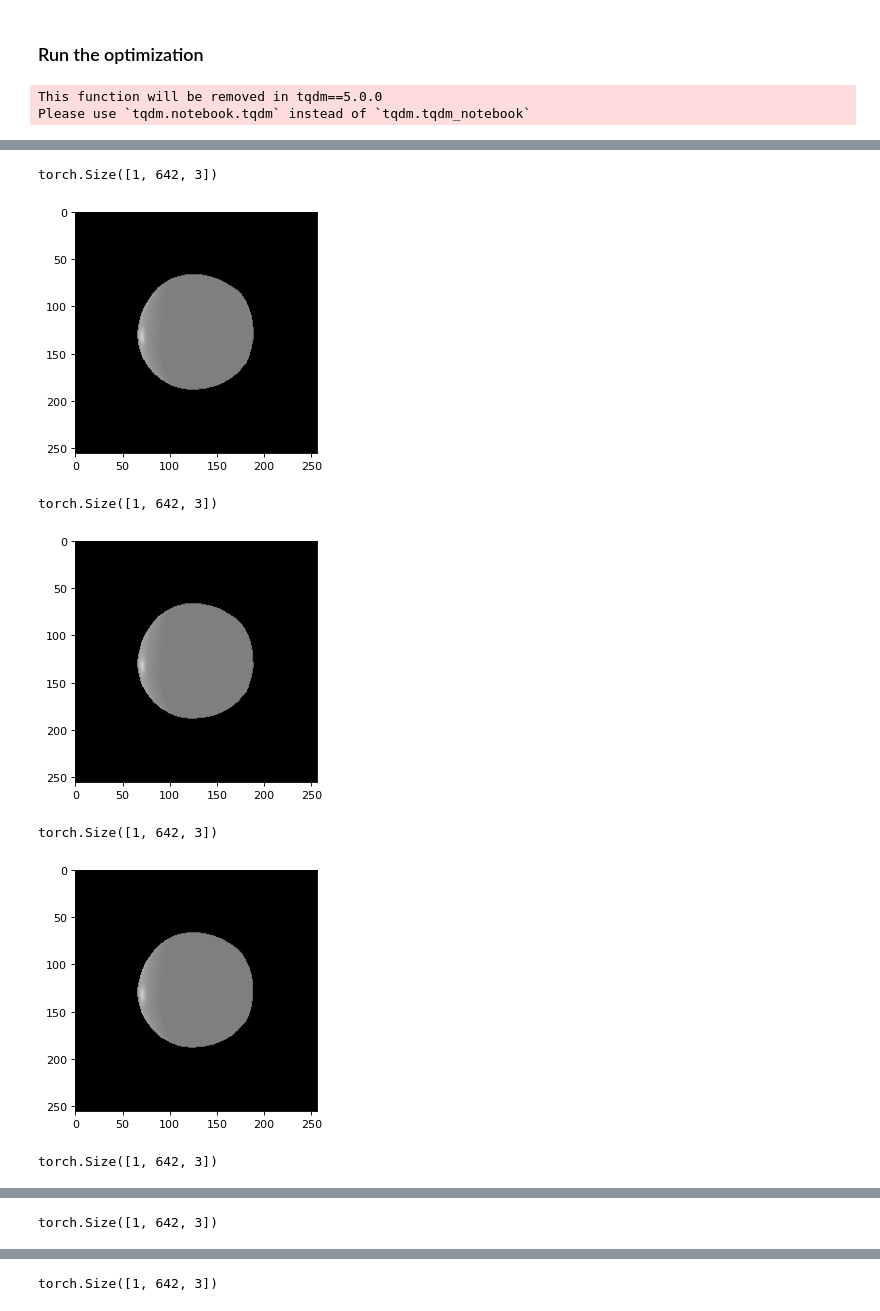
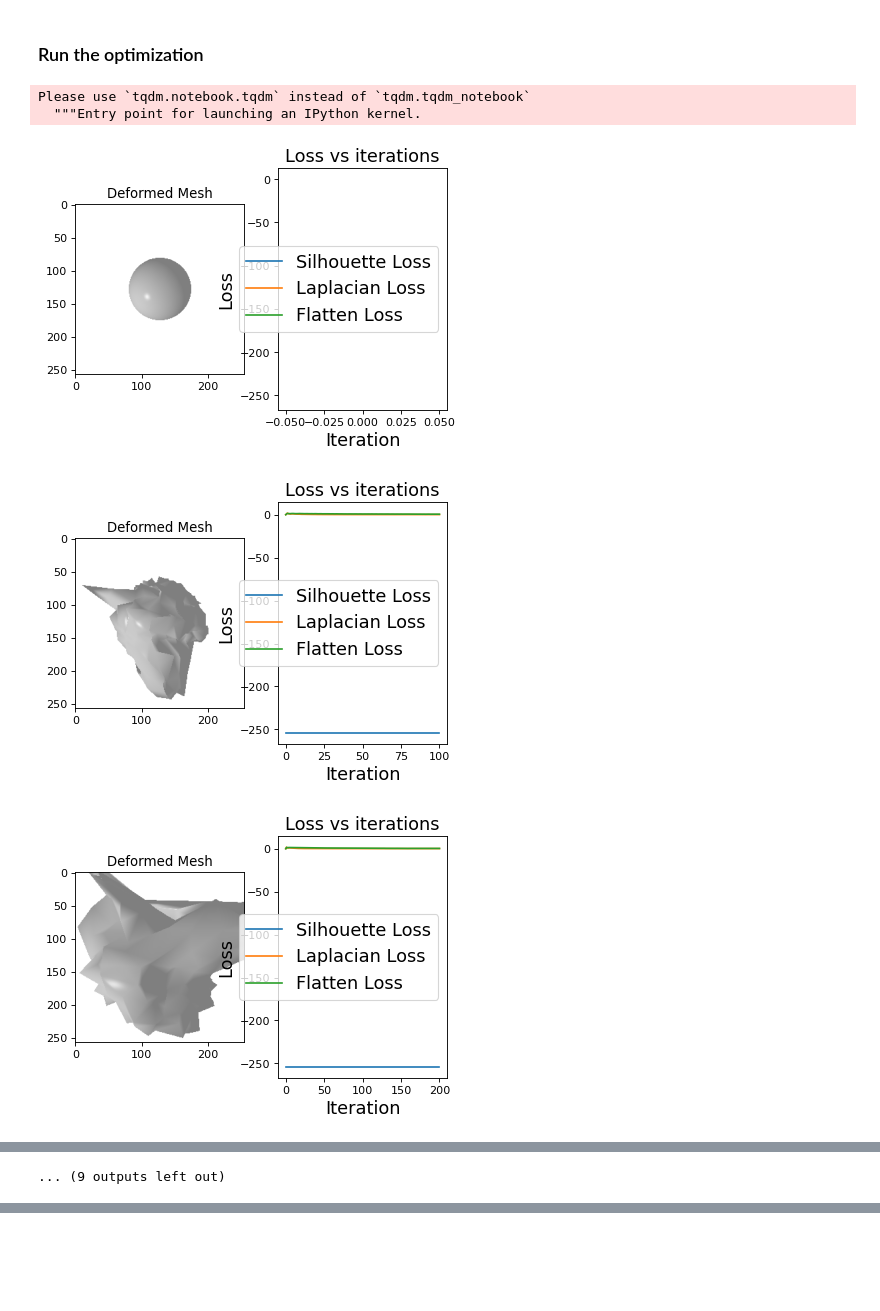
Before and after one commit to alexisbdr/e3d, a Jupyter notebook: diff-render-model.ipynb, the cells around one changed output, grey strips where cells are left out. Saved outputs shown, nothing was run; the diff lists cells and outputs as text; code cells hidden in the pictures; blank space fills up the shorter version.

```diff
--- a/diff-render-model.ipynb
+++ b/diff-render-model.ipynb
@@ -264,7 +262,7 @@ class ImageBasedDifferentiableModel(nn.Module):
         self.register_buffer('textures', textures.verts_rgb_padded())
 
         deform_verts = torch.zeros_like(self.template_mesh.verts_packed(), device=device, requires_grad=True)
-        2deform_verts = torch.full(self.template_mesh.verts_packed().shape, 0.0, device=device, requires_grad=True)
+        deform_verts = torch.full(self.template_mesh.verts_packed().shape, 0.0, device=device, requires_grad=True)
         #Create an optimizable parameter for the mesh
         self.register_parameter('deform_verts', nn.Parameter(deform_verts).to(self.device))
 
@@ -274,7 +272,6 @@ class ImageBasedDifferentiableModel(nn.Module):
     def forward(self, batch_size):
         #Offset the mesh
         deformed_mesh_verts = self.template_mesh.offset_verts(self.deform_verts)
-        print(deformed_mesh_verts.verts_padded().shape)
         texture = Textures(verts_rgb = self.textures)
         deformed_mesh = Meshes(verts=deformed_mesh_verts.verts_padded(), faces=deformed_mesh_verts.faces_padded(), textures=texture)
         deformed_mesh.extend(batch_size)
@@ -302,52 +292,69 @@ filename_output = "./projection_loss.gif"
 writer = imageio.get_writer(filename_output, mode='I', duration=0.3)
 
 #Create a loss plotting object
-loss_ax = plot_loss(num_losses = 3)
+#loss_ax = plot_loss(num_losses = 3)
 
 # Initialize a model using the renderer, template mesh and reference image
 model = ImageBasedDifferentiableModel(device).to(device)
 
 # Create an optimizer. Here we are using Adam and we pass in the parameters of the model
-optimizer = torch.optim.Adam(model.parameters(), lr=0.05) #Hyperparameter tuning
+optimizer = torch.optim.Adam(model.parameters(), lr=1) #Hyperparameter tuning
 
 R, T = render._trajectory
-images_gt = render._images()
+images_gt = render._images().to(device)
 cameras = SfMPerspectiveCameras(device=device, R=R, T=T)
 # %% [markdown]
 ### Run the optimization
 # %%
 loop = tqdm_notebook(range(2000))
+laplacian_losses = []
+flatten_losses = []
+silhouette_losses = []
 for i in loop:
 
     mesh, laplacian_loss, flatten_loss = model(len(images_gt))
 
     images_pred = phong_renderer(mesh.clone(), device=device, cameras=cameras)
-    image = img_as_ubyte(images_pred.detach().cpu().numpy()[0])
-    plt.figure()
-    plt.imshow(image)
-    plt.show()
 
-    silhouette_loss = neg_iou_loss(images_pred[..., 3], images_gt)
+    silhouette_loss = neg_iou_loss(images_pred[..., 3], images_gt[...,3])
     #ssd_loss = torch.sum((images_pred[...,3] - images_gt) ** 2)
 
     loss = silhouette_loss * weight_silhouette + laplacian_loss * weight_laplacian + flatten_loss * weight_flatten
 
     loop.set_description('Optimizing (loss %.4f)' % loss.data)
+
+    silhouette_losses.append(silhouette_loss)
+    laplacian_losses.append(laplacian_loss)
+    flatten_losses.append(flatten_loss)
 
     optimizer.zero_grad()
     loss.backward()
     optimizer.step()
 
     if i % 100 == 0:
         #Write images
         image = images_pred.detach().cpu().numpy()[0]
         writer.append_data((255*image).astype(np.uint8))
         imageio.imsave(f"data/dump/mesh_{i}.png", (255*image).astype(np.uint8))
 
-        #Plot losses
-        ax.plot([silhouette_loss.data], ".b-", label="silhouette_loss")
-        ax.plot([laplacian_loss.data], ".r-", label="laplacian_loss")
-        ax.plot([flatten_loss.data], ".g-", label="flatten_loss")
+        f, (ax1, ax2) = plt.subplots(1, 2)
+
+        image = img_as_ubyte(image)
+        ax1.imshow(image)
+        ax1.set_title("Deformed Mesh")
+
+        ax2.plot(silhouette_losses, label="Silhouette Loss")
+        ax2.plot(laplacian_losses, label="Laplacian Loss")
+        ax2.plot(flatten_losses, label="Flatten Loss")
+        ax2.legend(fontsize="16")
+        ax2.set_xlabel("Iteration", fontsize="16")
+        ax2.set_ylabel("Loss", fontsize="16")
+        ax2.set_title("Loss vs iterations", fontsize="16")
+
+        plt.show()
 # %% [output]
-This function will be removed in tqdm==5.0.0
 Please use `tqdm.notebook.tqdm` instead of `tqdm.tqdm_notebook`
+  """Entry point for launching an IPython kernel.
+[figure, new version]
+[figure, new version]
+[figure, new version]
@@ -354,7 +369 @@ Please use `tqdm.notebook.tqdm` instead of `tqdm.tqdm_notebook`
-torch.Size([1, 642, 3])
+... (9 outputs left out)
-[figure, old version]
-torch.Size([1, 642, 3])
-[figure, old version]
-torch.Size([1, 642, 3])
-[figure, old version]
-torch.Size([1, 642, 3])
@@ -362 +369,0 @@ torch.Size([1, 642, 3])
-torch.Size([1, 642, 3])
@@ -364 +369,0 @@ torch.Size([1, 642, 3])
-torch.Size([1, 642, 3])
```
Also changed, not shown: parts of 7 cells of this notebook.
